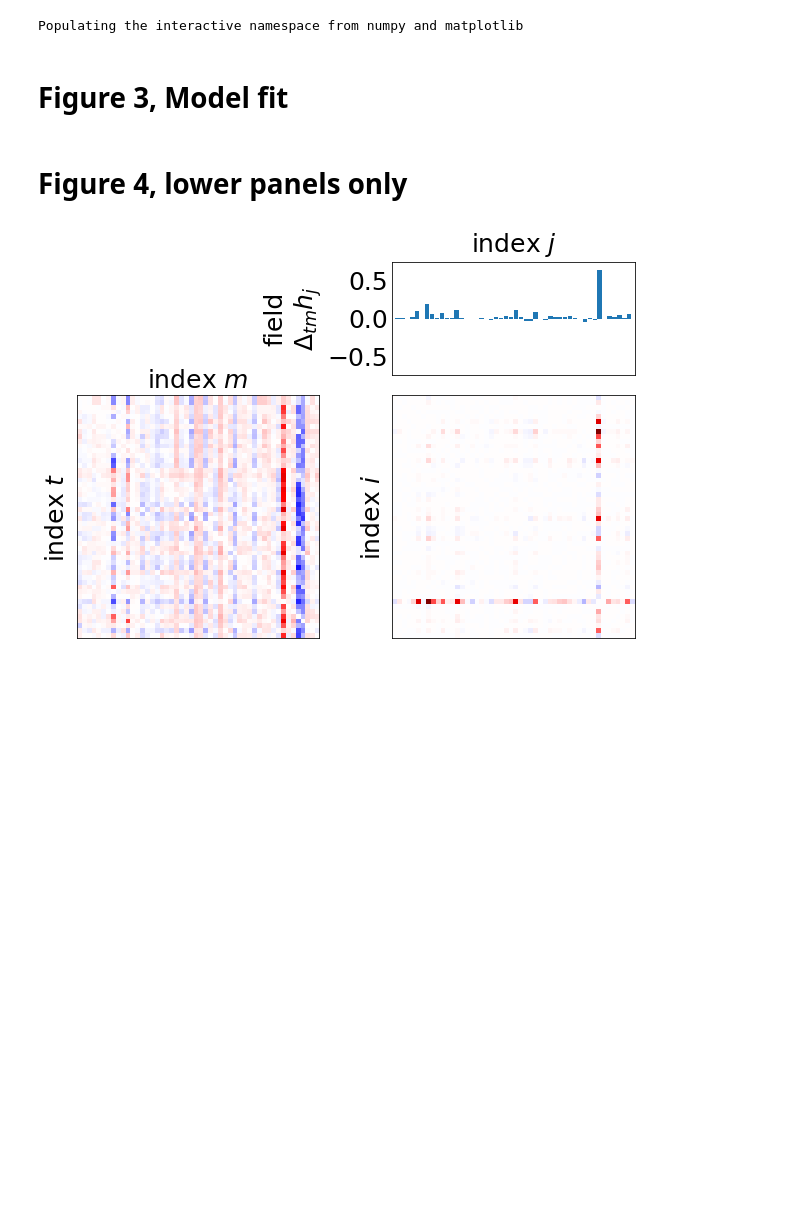
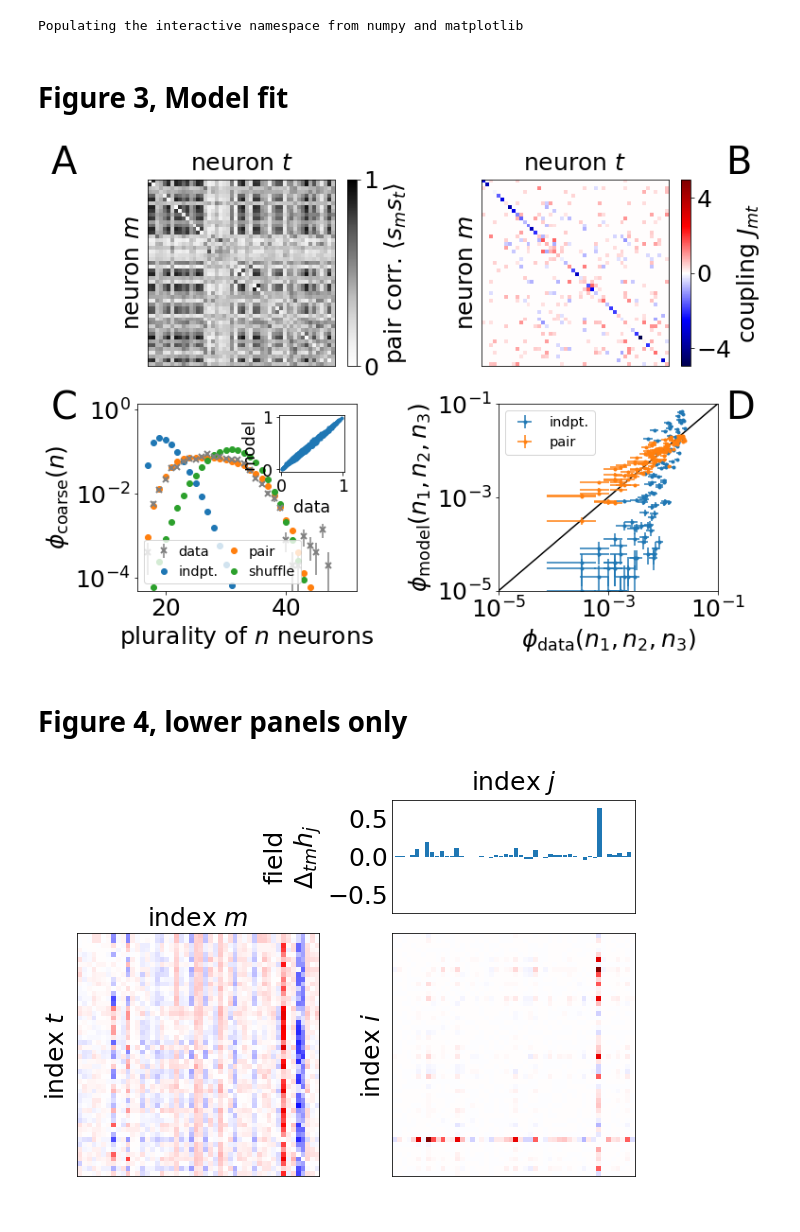
Before and after one commit to eltrompetero/maxent_fim, a Jupyter notebook: plotting.ipynb, the cells around one changed output. Cells and saved outputs as stored; diff of their text form; code cells hidden in the pictures; blank space fills up the shorter version.

```diff
--- a/plotting.ipynb
+++ b/plotting.ipynb
@@ -233,20 +126,20 @@ ax = (fig.add_subplot(gssub_top[0]), fig.add_subplot(gssub_top[1]),
 X = squareform(sisjData[150:])
 X[diag_indices_from(X)] = sisjData[:50]
 cax = ax[0].matshow(X, vmin=0, vmax=1, cmap=plt.cm.Greys)
-ax[0].set(xticks=[], yticks=[], ylabel=r'neuron $i$')
+ax[0].set(xticks=[], yticks=[], ylabel=r'neuron $m$')
 ax[0].xaxis.set_label_position('top')
-ax[0].set_xlabel(r'neuron $j$', labelpad=10)
-fig.colorbar(cax, ax=ax[0], label=r'pair corr. $\langle s_is_j\rangle$', ticks=[0,1])
+ax[0].set_xlabel(r'neuron $t$', labelpad=10)
+fig.colorbar(cax, ax=ax[0], label=r'pair corr. $\langle s_ms_t\rangle$', ticks=[0,1])
 
 h, J = soln.parameters()
 X = squareform(J)
 X[diag_indices_from(X)] = h[:50]
 cax = ax[1].matshow(X, **seismic_cmap_kw(X))
-ax[1].set(xticks=[], yticks=[], ylabel=r'neuron $i$')
+ax[1].set(xticks=[], yticks=[], ylabel=r'neuron $m$')
 ax[1].xaxis.set_label_position('top')
-ax[1].set_xlabel(r'neuron $j$', labelpad=10)
+ax[1].set_xlabel(r'neuron $t$', labelpad=10)
 mx = concatenate((abs(h),abs(J))).max()
-fig.colorbar(cax, ax=ax[1], label=r'couplings $J_{ij}$',
+fig.colorbar(cax, ax=ax[1], label=r'coupling $J_{mt}$',
              ticks=[-int(mx),0,int(mx)])
 
 # maxent fit ==============================================================
@@ -261,7 +154,7 @@ axinset[0].set_ylabel('model', fontsize='x-small')
 
 
 # collective stats ==============================================================
-X, pkdata, pkind, pkmaxent = collective_fit(soln.name)
+X, pkdata, pkind, pkmaxent = collective_fit(soln.name, calc_observables)
 pkshuff = extract_pk(shuff_sample)
 h = []
 
@@ -284,35 +177,38 @@ ax[2].set(yticks=[1e-4,1e-2,1])
 ax[2].set(xlabel=r'plurality of $n$ neurons', ylabel=r'$\phi_{\rm coarse}(n)$',
           ylim=(1e-4/2,1.4))
 ax[2].legend(h, ('data', 'indpt.', 'pair', 'shuffle'),
-             fontsize='xx-small', handletextpad=.1, loc=3, ncol=2, columnspacing=.1)
+             fontsize='xx-small', handletextpad=.1,
+             loc=3, ncol=2, columnspacing=.1)
 
 p, ind_p, pair_p = phi_fine_fit('154139')
 
 h = []
 h.append(ax[3].errorbar(p, ind_p,
                         xerr=np.sqrt(p*(1-p)) / sqrt(X.shape[0]),
                         yerr=np.sqrt(ind_p*(1-ind_p)) / sqrt(1e5),
                         fmt='.',
                         zorder=1))
 h.append(ax[3].errorbar(p, pair_p,
                         xerr=np.sqrt(p*(1-p)) / sqrt(X.shape[0]),
                         yerr=np.sqrt(pair_p*(1-pair_p)) / sqrt(1e5),
                         fmt='.',
                         zorder=1))
 ax[3].loglog([1e-5, .1], [1e-5, .1], 'k-', zorder=0)
 
 ax[3].set(xlabel=r'$\phi_{\rm data}(n_1,n_2,n_3)$', ylabel=r'$\phi_{\rm model}(n_1,n_2,n_3)$',
        xscale='log', yscale='log')
 ax[3].set(xlim=(1e-5, .1), ylim=(1e-5, .1))
-ax[3].legend(h, ('indpt.', 'pair'), fontsize='x-small')
+ax[3].legend(h, ('indpt.', 'pair'), fontsize='xx-small')
 
 fig.text(.01, .89, 'A', fontsize=40)
 fig.text(.91, .89, 'B', fontsize=40)
 fig.text(.01, .44, 'C', fontsize=40)
 fig.text(.91, .44, 'D', fontsize=40)
 
 fig.savefig(f'{imgdr}/{soln.name}_model_fit_overview.pdf',
             bbox_inches='tight')
+# %% [output]
+[figure, added]
 # %% [markdown]
 # Figure 4, lower panels only
 # %%
```
Also changed, not shown: parts of 12 cells of this notebook.
